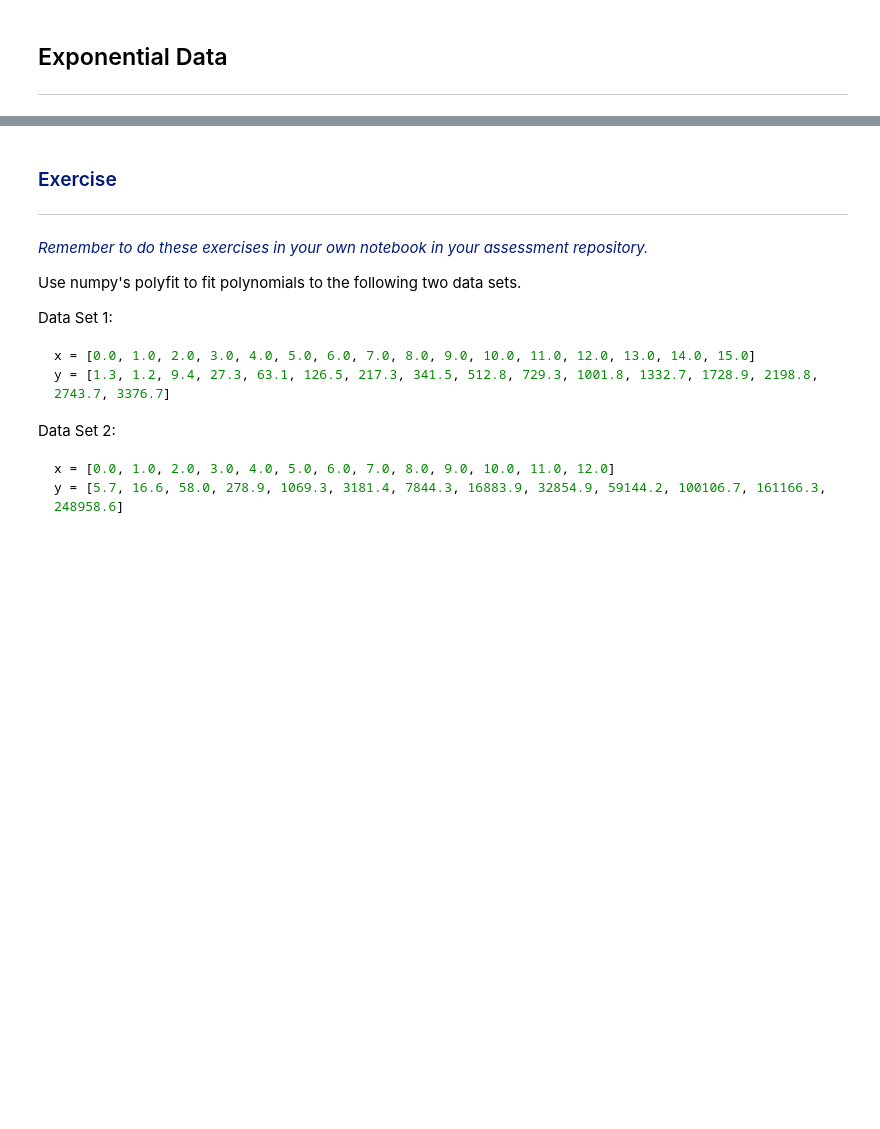
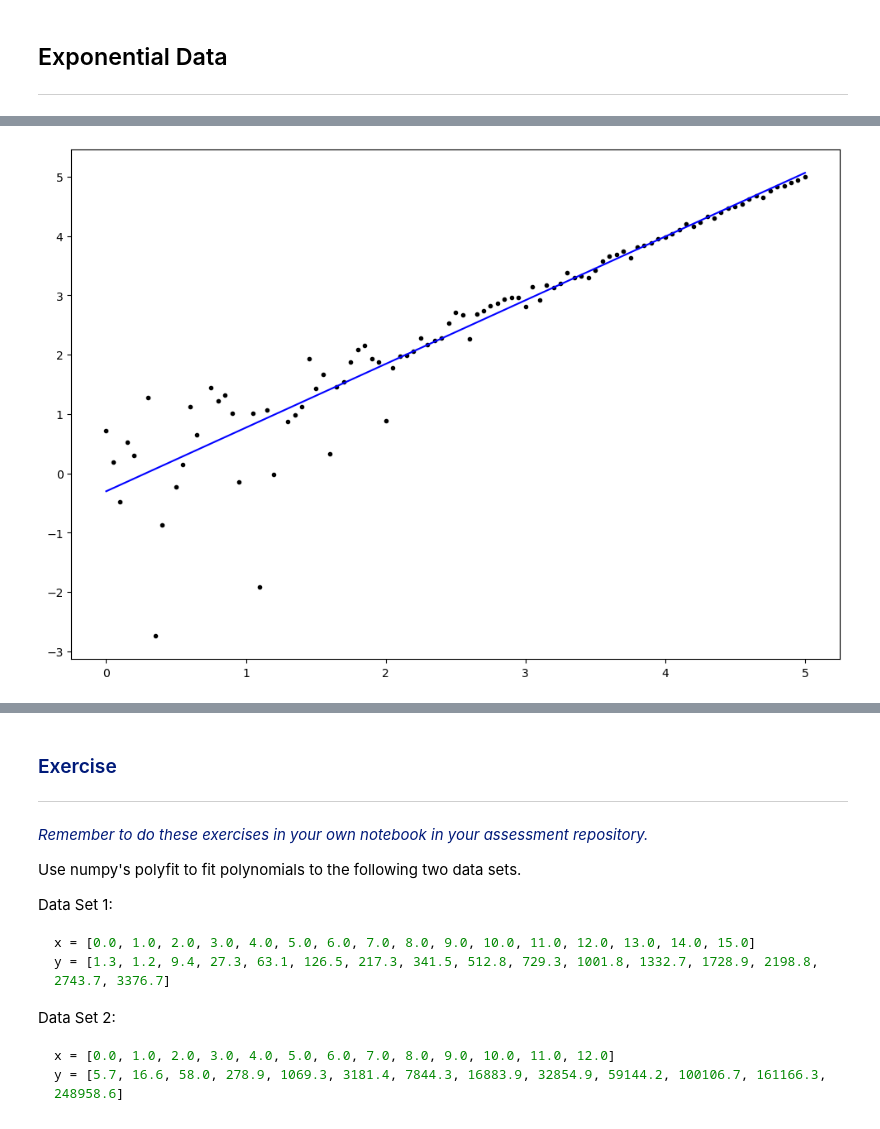
Before and after one commit to ianmcloughlin/2223-S1-machine-learn-stats, a Jupyter notebook: notebooks/03-parameters.ipynb, the cells around one changed output, grey strips where cells are left out. Cells and saved outputs as stored; diff of their text form; code cells hidden in the pictures; blank space fills up the shorter version.

```diff
--- a/notebooks/03-parameters.ipynb
+++ b/notebooks/03-parameters.ipynb
@@ -224,0 +309,9 @@ $ y = ae^{bx} $
+# %%
+# Create a plot.
+fig, ax = plt.subplots(figsize=(12, 8))
+
+ax.plot(xnan, np.log(ynan), 'k.')
+
+ax.plot(xnan, params[0] * xnan + params[1], 'b-');
+# %% [output]
+[figure, added]
```
Also changed, not shown: parts of 24 cells of this notebook.
